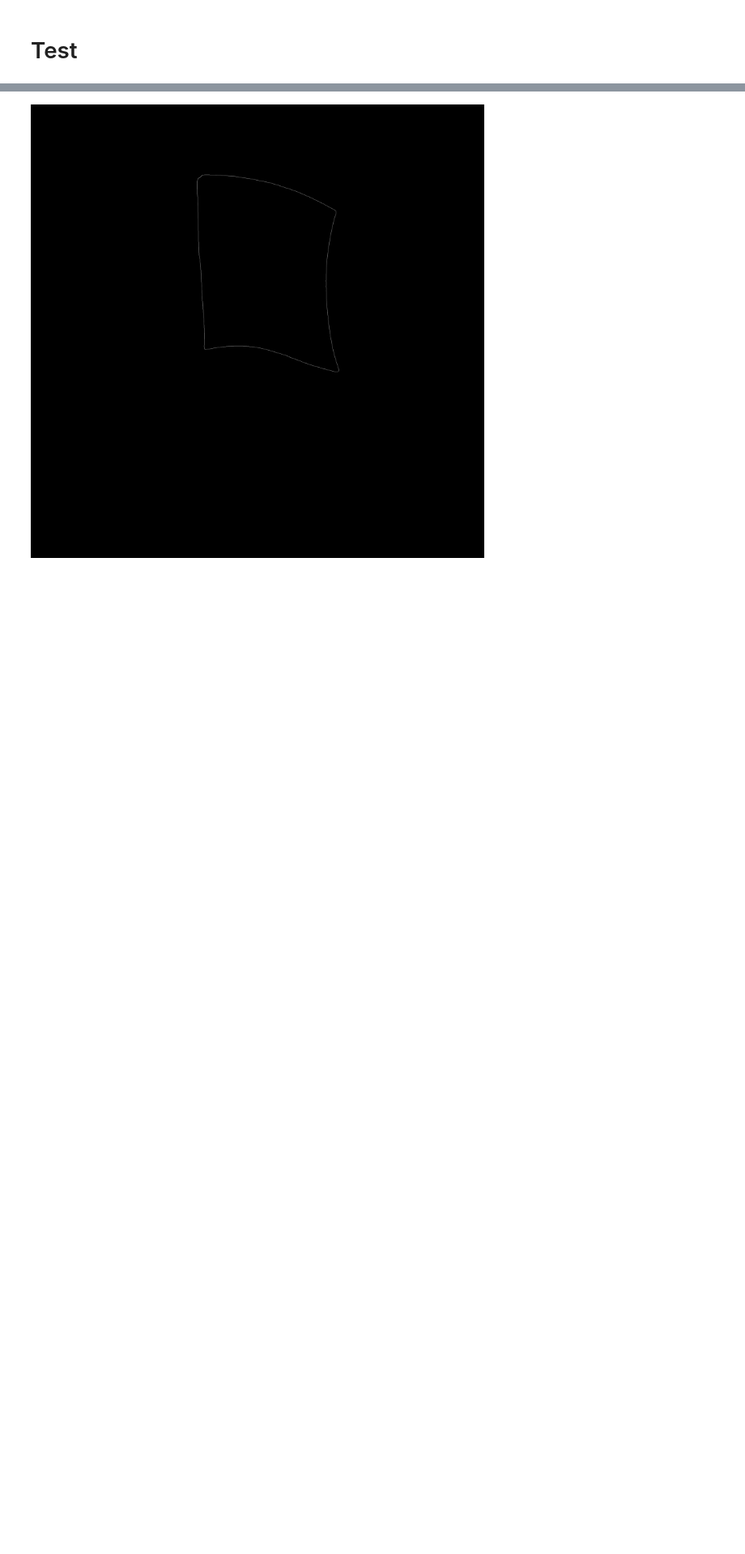
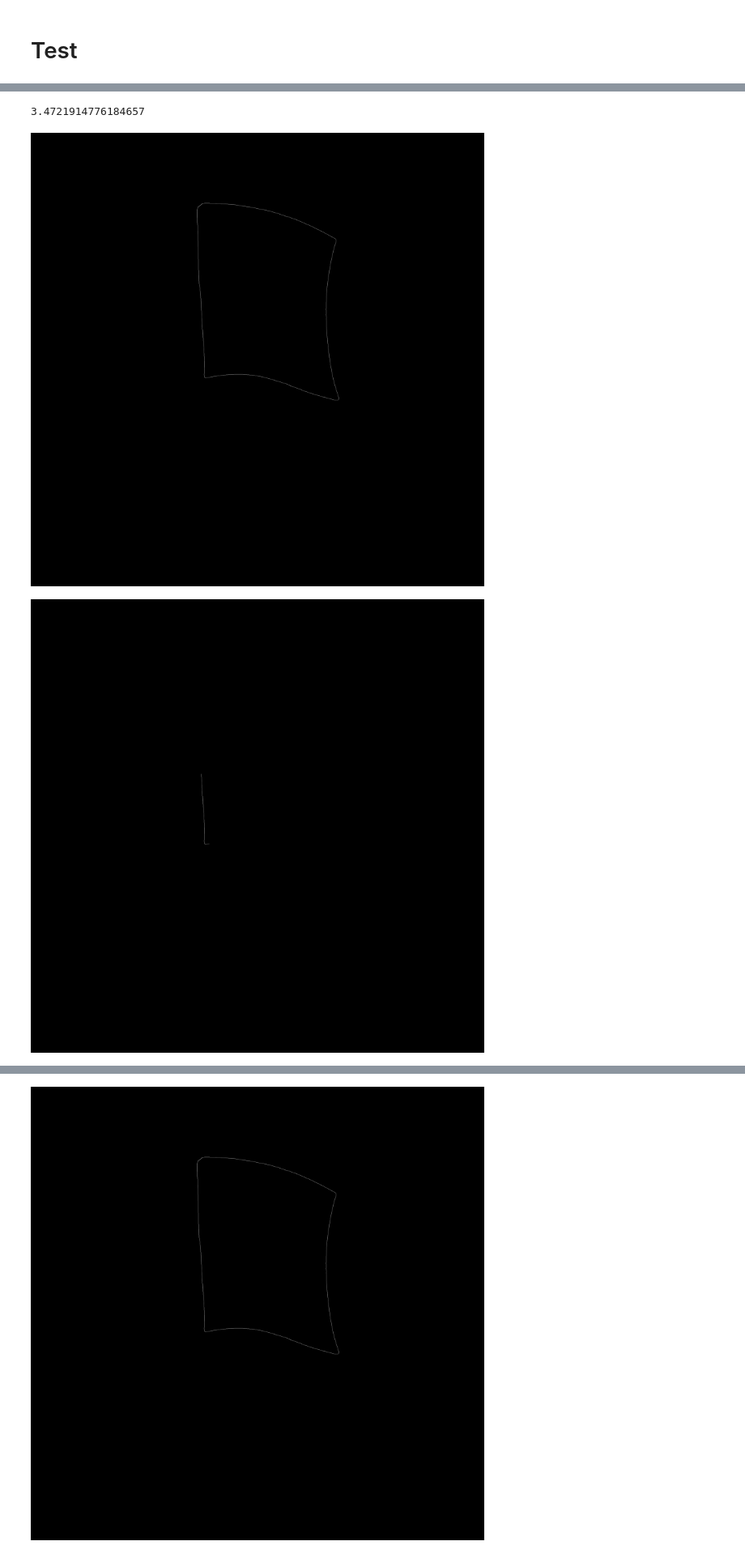
Before and after one commit to Totti00/VA_Project, a Jupyter notebook: VA_project.ipynb, the cells around one changed output, grey strips where cells are left out. Shown: that part at 81% size. Cells and saved outputs as stored; diff of their text form; code cells hidden in the pictures; blank space fills up the shorter version.

```diff
--- a/VA_project.ipynb
+++ b/VA_project.ipynb
@@ -347,7 +374,7 @@ def eval_match(edge1, edge2):
     #arr2 = rotate(arr2, arr2[0], check_angle(arr1, arr2))
     if (get_cosine_angle(arr1[-1], arr1[0], arr2[-1]) < 0):
       arr2 = rotate(arr2, arr2[0], get_angle(arr1[-1], arr1[0], arr2[-1]))
-    print(arr2)
+    #print(arr2)
     #arr2.astype('int64')
     #return sliding_window_hausdorff_distance(arr1, arr2, 700) #TODO: al posto del 6 ci va la dimensione della sliding window
     return directed_hausdorff(arr1, arr2)[0]
@@ -364,8 +391,8 @@ def match_edges(arr1, arr2, size):
   len_max = len(edge_max)
   #for j in range(0, len(edge_min), 100):
   #    len_min = len(edge_min) - j
-  for x in range(0, len_max - size, 50):
-      for y in range(0, len(edge_min) - size, 50):
+  for x in range(0, len_max - size, 1):
+      for y in range(0, len(edge_min) - size, 1):
           distance = eval_match(edge_min[y:y+size], edge_max[x:x+size])
           if distance < min_distance:
                 min_distance = distance
@@ -402,0 +425,27 @@ contours[2]
+# %%
+#Questo plotta i due frammenti e due lati che combaciano
+def visualize(points):
+  seg_edge = np.zeros((3016, 3016))
+  x_coords, y_coords = contours[2][:, 0], contours[2][:, 1]
+  seg_edge[x_coords, y_coords] = 255
+  cv2_imshow(seg_edge)
+  seg_edge = np.zeros((3016, 3016))
+  x_coords, y_coords = contours[2][points[0]:points[1], 0], contours[2][points[0]:points[1], 1]
+  seg_edge[x_coords, y_coords] = 255
+  cv2_imshow(seg_edge)
+
+  seg_edge = np.zeros((3016, 3016))
+  x_coords, y_coords = contours[1][:, 0], contours[1][:, 1]
+  seg_edge[x_coords, y_coords] = 255
+  cv2_imshow(seg_edge)
+  seg_edge = np.zeros((3016, 3016))
+  x_coords, y_coords = contours[1][points[2]:points[3], 0], contours[1][points[2]:points[3], 1]
+  seg_edge[x_coords, y_coords] = 255
+  cv2_imshow(seg_edge)
+score, coords = match_edges(contours[2], contours[0], 500)
+print(score)
+visualize(coords)
+# %% [output]
+3.4721914776184657
+[figure, added]
+[figure, added]
```
Also changed, not shown: parts of 5 cells of this notebook.
